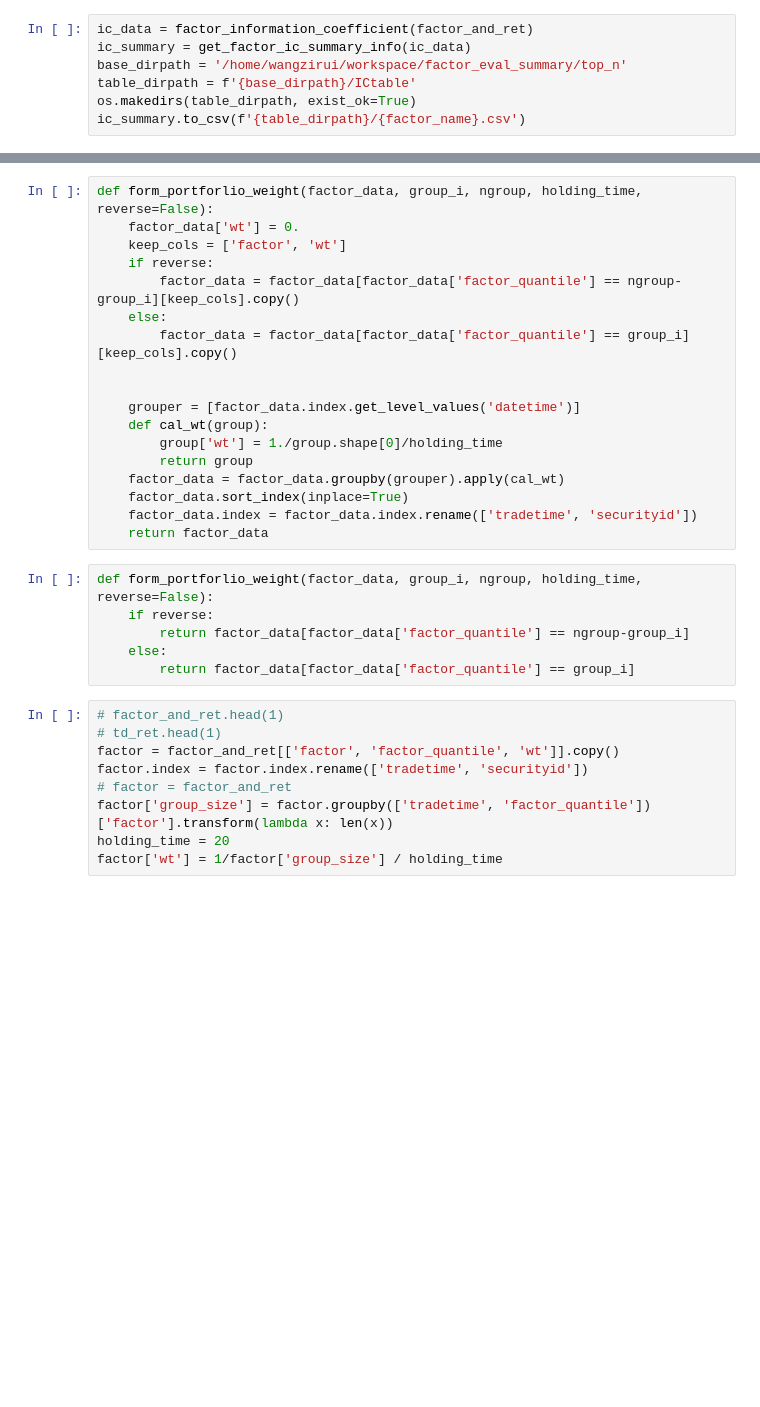
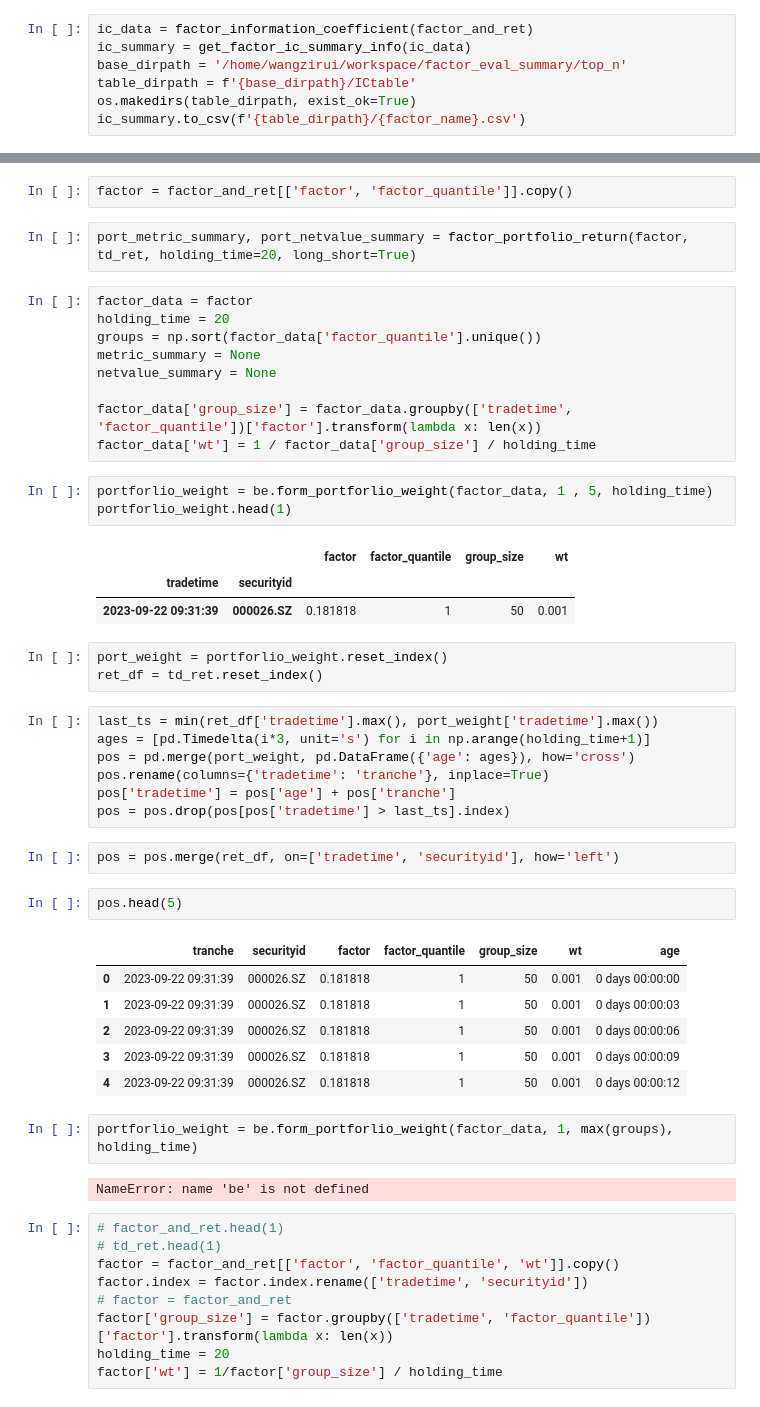
Before and after one commit to wzrwisdom/CalculateFactor_ByDDBAPI, a Jupyter notebook: example/evaluate.ipynb, the cells around one changed output, grey strips where cells are left out. Cells and saved outputs as stored; diff of their text form; blank space fills up the shorter version.

Commit message:
add function: calculate time series IC & calculating portforlio return for each group

```diff
--- a/example/evaluate.ipynb
+++ b/example/evaluate.ipynb
@@ -460,27 +134,48 @@ def factor_information_coefficient(factor_data, by_group=False):
-# %%
-def form_portforlio_weight(factor_data, group_i, ngroup, holding_time, reverse=False):
-    factor_data['wt'] = 0.
-    keep_cols = ['factor', 'wt']
-    if reverse:
-        factor_data = factor_data[factor_data['factor_quantile'] == ngroup-group_i][keep_cols].copy()
-    else:
-        factor_data = factor_data[factor_data['factor_quantile'] == group_i][keep_cols].copy()
-
-
-    grouper = [factor_data.index.get_level_values('datetime')]
-    def cal_wt(group):
-        group['wt'] = 1./group.shape[0]/holding_time
-        return group
-    factor_data = factor_data.groupby(grouper).apply(cal_wt)
-    factor_data.sort_index(inplace=True)
-    factor_data.index = factor_data.index.rename(['tradetime', 'securityid'])
-    return factor_data
-# %%
-def form_portforlio_weight(factor_data, group_i, ngroup, holding_time, reverse=False):
-    if reverse:
-        return factor_data[factor_data['factor_quantile'] == ngroup-group_i]
-    else:
-        return factor_data[factor_data['factor_quantile'] == group_i]
+# %%
+factor = factor_and_ret[['factor', 'factor_quantile']].copy()
+# %%
+port_metric_summary, port_netvalue_summary = factor_portfolio_return(factor, td_ret, holding_time=20, long_short=True)
+# %%
+factor_data = factor
+holding_time = 20
+groups = np.sort(factor_data['factor_quantile'].unique())
+metric_summary = None
+netvalue_summary = None
+
+factor_data['group_size'] = factor_data.groupby(['tradetime', 'factor_quantile'])['factor'].transform(lambda x: len(x))
+factor_data['wt'] = 1 / factor_data['group_size'] / holding_time
+# %%
+portforlio_weight = be.form_portforlio_weight(factor_data, 1 , 5, holding_time)
+portforlio_weight.head(1)
+# %% [output]
+|  |  | factor | factor_quantile | group_size | wt |
+| tradetime | securityid |  |  |  |  |
+| 2023-09-22 09:31:39 | 000026.SZ | 0.181818 | 1 | 50 | 0.001 |
+# %%
+port_weight = portforlio_weight.reset_index()
+ret_df = td_ret.reset_index()
+# %%
+last_ts = min(ret_df['tradetime'].max(), port_weight['tradetime'].max())
+ages = [pd.Timedelta(i*3, unit='s') for i in np.arange(holding_time+1)]
+pos = pd.merge(port_weight, pd.DataFrame({'age': ages}), how='cross')
+pos.rename(columns={'tradetime': 'tranche'}, inplace=True)
+pos['tradetime'] = pos['age'] + pos['tranche']
+pos = pos.drop(pos[pos['tradetime'] > last_ts].index)
+# %%
+pos = pos.merge(ret_df, on=['tradetime', 'securityid'], how='left')
+# %%
+pos.head(5)
+# %% [output]
+|  | tranche | securityid | factor | factor_quantile | group_size | wt | age |
+| 0 | 2023-09-22 09:31:39 | 000026.SZ | 0.181818 | 1 | 50 | 0.001 | 0 days 00:00:00 |
+| 1 | 2023-09-22 09:31:39 | 000026.SZ | 0.181818 | 1 | 50 | 0.001 | 0 days 00:00:03 |
+| 2 | 2023-09-22 09:31:39 | 000026.SZ | 0.181818 | 1 | 50 | 0.001 | 0 days 00:00:06 |
+| 3 | 2023-09-22 09:31:39 | 000026.SZ | 0.181818 | 1 | 50 | 0.001 | 0 days 00:00:09 |
+| 4 | 2023-09-22 09:31:39 | 000026.SZ | 0.181818 | 1 | 50 | 0.001 | 0 days 00:00:12 |
+# %%
+portforlio_weight = be.form_portforlio_weight(factor_data, 1, max(groups), holding_time)
+# %% [output]
+NameError: name 'be' is not defined
 # %%
 # factor_and_ret.head(1)
 # td_ret.head(1)
```
Also changed, not shown: parts of 14 cells of this notebook, 10 other files.
